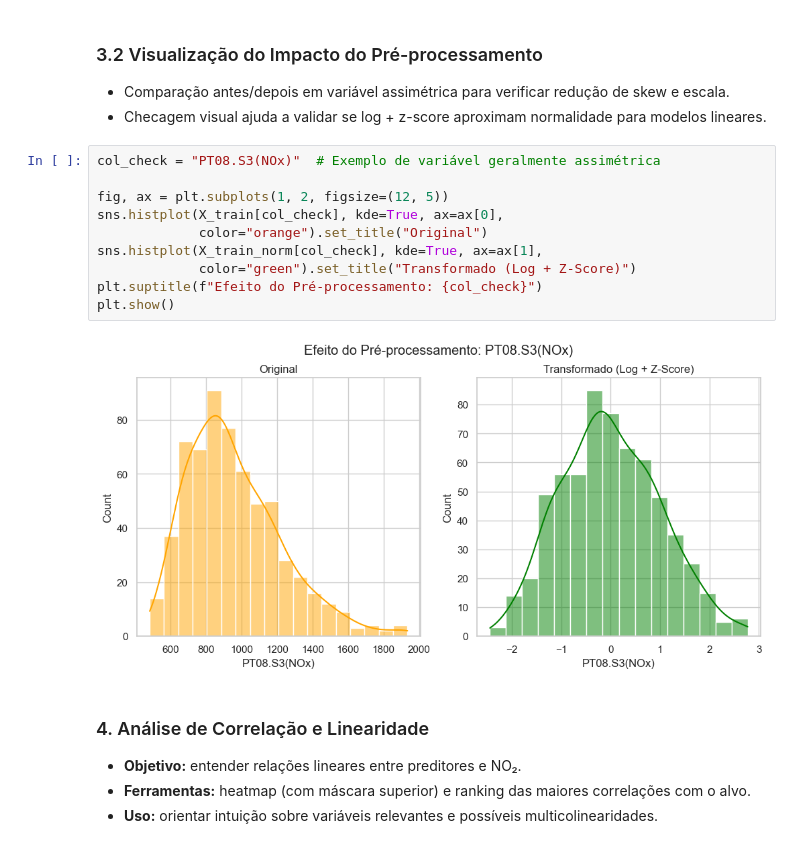
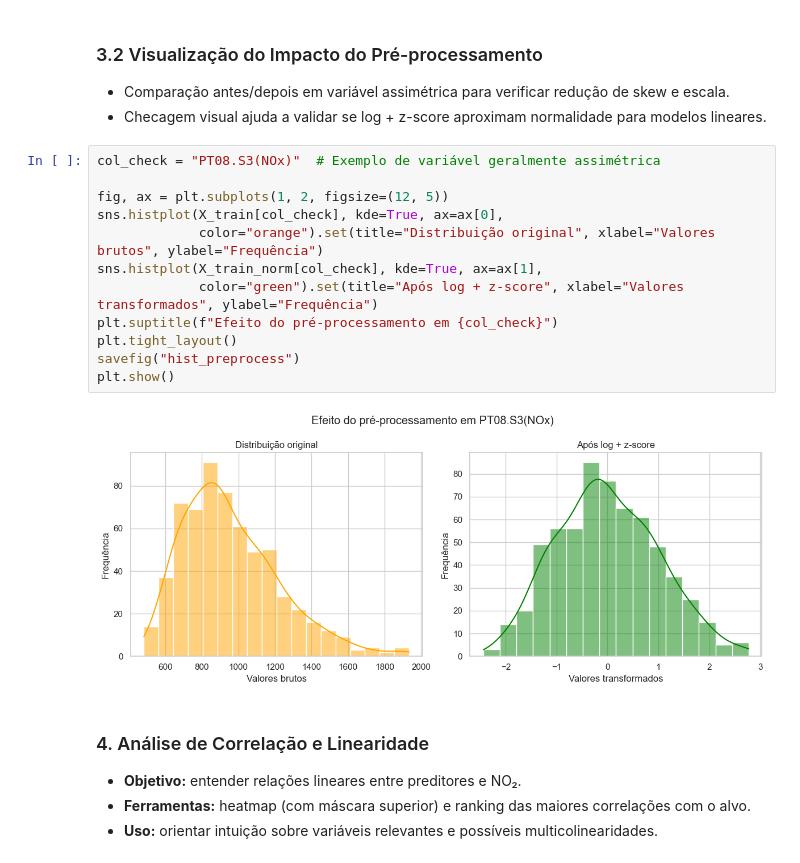
Before and after one commit to diego-nac/ica-homeworks, a Jupyter notebook: homework2/code.ipynb, the cells around one changed output. Cells and saved outputs as stored; diff of their text form.

```diff
--- a/homework2/code.ipynb
+++ b/homework2/code.ipynb
@@ -305,15 +307,17 @@ Colunas com alta assimetria (Log transform): ['CO(GT)', 'NMHC(GT)', 'C6H6(GT)',
 # %%
 col_check = "PT08.S3(NOx)"  # Exemplo de variável geralmente assimétrica
 
 fig, ax = plt.subplots(1, 2, figsize=(12, 5))
 sns.histplot(X_train[col_check], kde=True, ax=ax[0],
-             color="orange").set_title("Original")
+             color="orange").set(title="Distribuição original", xlabel="Valores brutos", ylabel="Frequência")
 sns.histplot(X_train_norm[col_check], kde=True, ax=ax[1],
-             color="green").set_title("Transformado (Log + Z-Score)")
-plt.suptitle(f"Efeito do Pré-processamento: {col_check}")
+             color="green").set(title="Após log + z-score", xlabel="Valores transformados", ylabel="Frequência")
+plt.suptitle(f"Efeito do pré-processamento em {col_check}")
+plt.tight_layout()
+savefig("hist_preprocess")
 plt.show()
 # %% [output]
-[figure, old version]
+[figure, new version]
 # %% [markdown]
 ### 4. Análise de Correlação e Linearidade
 - **Objetivo:** entender relações lineares entre preditores e NO₂.
```
Also changed, not shown: parts of 14 cells of this notebook, 25 other files.
